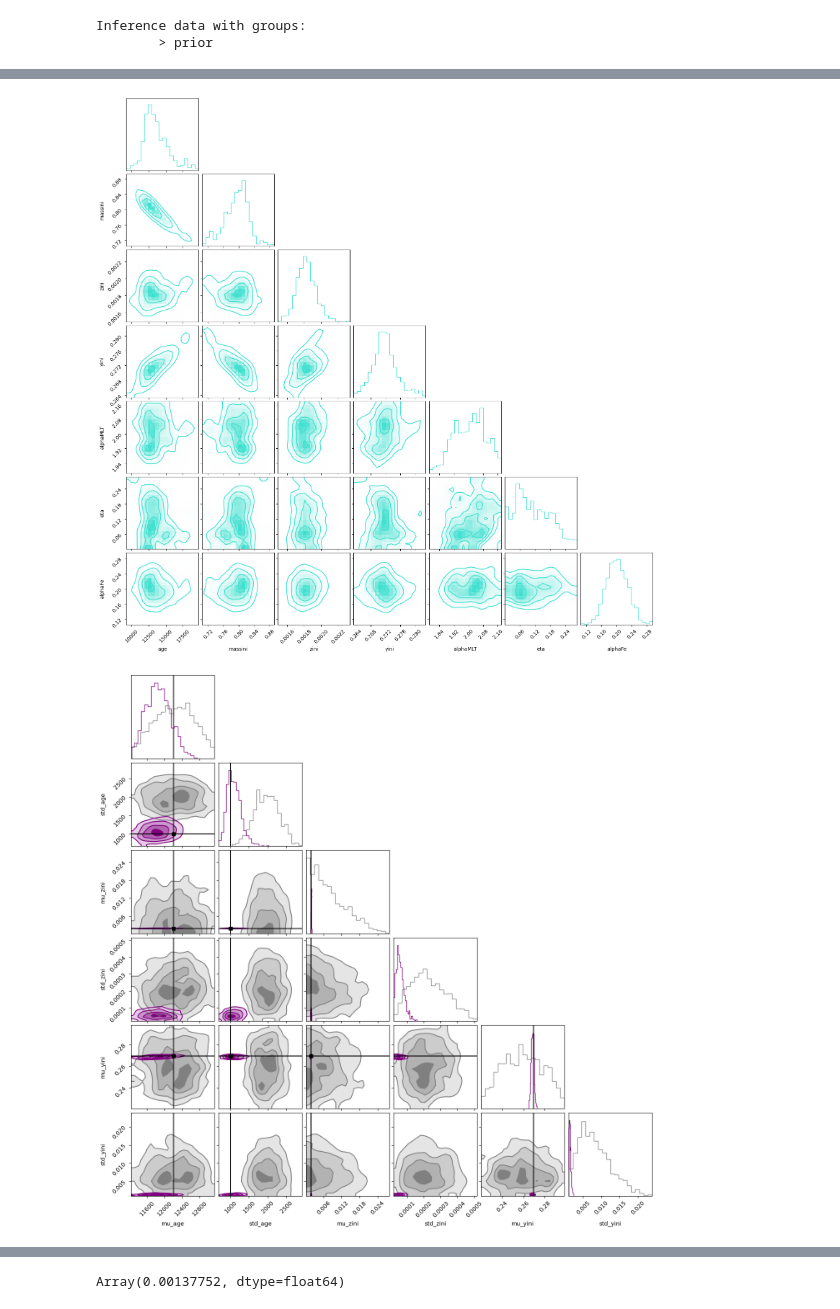
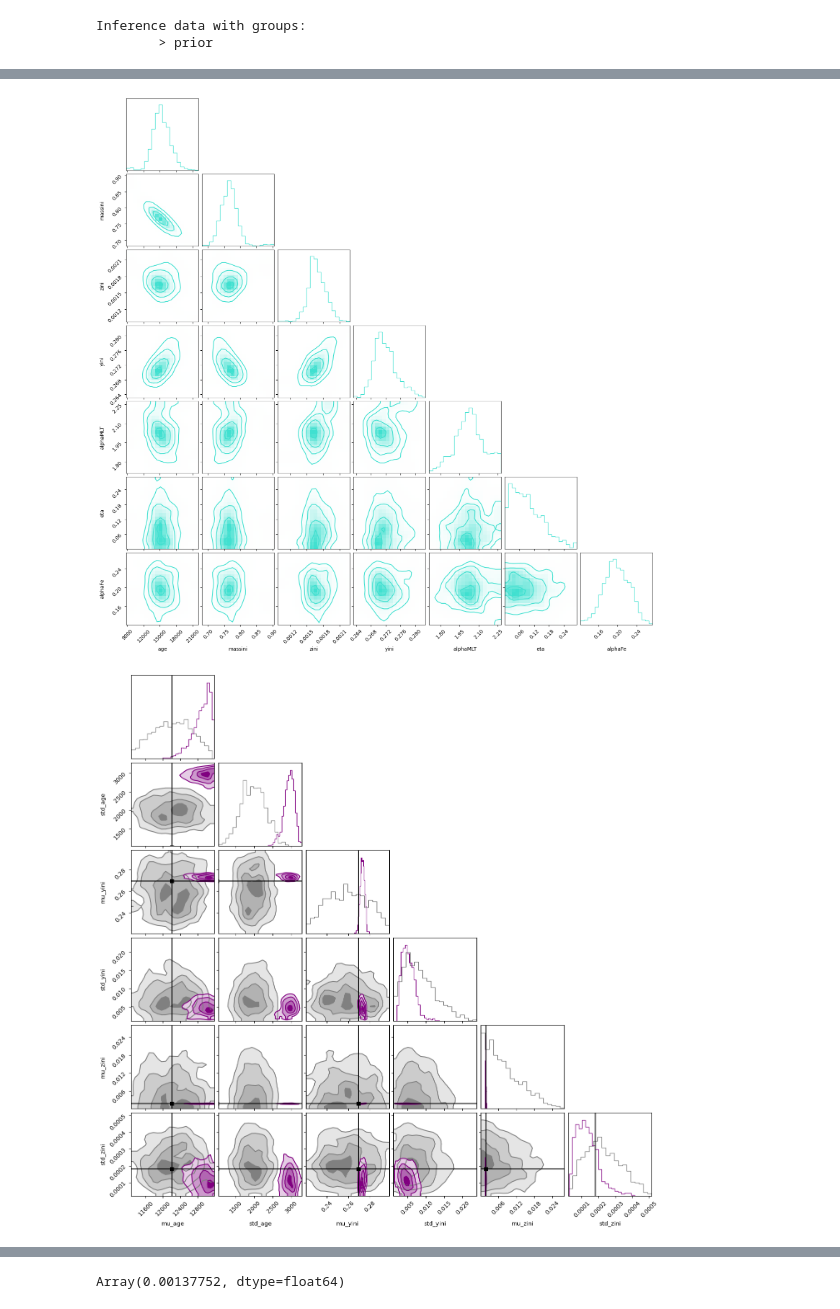
Before and after one commit to ehatt98/M4-hierarchical, a Jupyter notebook: notebooks/test-sampling-hierarchical-age-zini-yini.ipynb, the cells around one changed output, grey strips where cells are left out. Drawn from its saved outputs; the diff is of its cells as text; code cells hidden in the pictures.

Commit message:
new NN architecture - updates to modelling pipeline

```diff
--- a/notebooks/test-sampling-hierarchical-age-zini-yini.ipynb
+++ b/notebooks/test-sampling-hierarchical-age-zini-yini.ipynb
@@ -84,18 +145,4 @@ I0000 00:00:1741861376.718304 3917116 gpu_device.cc:2022] Created device /job:lo
 # %%
-df_full = pd.read_hdf('../grids/Chiara.hdf5', key='df')
-
-df_full['logLPhot'] = np.log10(df_full['LPhot'])
-
-inputs = model_outputs.inputs
-
-outputs = ['FeH', 'LPhot', 'Teff', 'numax', 'dnuSer']
-
-hierarchical_params = ['mu_age', 'std_age', 'mu_zini', 'std_zini', 'mu_yini', 'std_yini']
-
-df = df_full[inputs+outputs+['logLPhot']]
-
-normconsts['LPhot'] = (np.min(df_full['LPhot']), np.max(df_full['LPhot']))
-
 seed = 42
 
 #Then I pick a hare - I need to try with an emu instead, this was just quick to make sure the sampling runs at al
@@ -103,8 +150,9 @@ cluster_consts = np.load('./fake-data/fake-cluster-observations-from-one-hare-co
 
 obs = pd.read_csv('./fake-data/fake-cluster-observations-from-one-hare.csv',)
 
-df_small = df.sample(frac = 0.001, random_state = seed)
+obs = obs[0:10]
+
 
 num_stars = len(obs['FeH'])
-num_stars
+obs
 # %% [output]
@@ -147,7 +213,7 @@ def shared_2param(uncs, consts = cluster_consts, obs = model_outputs.obs_dict):
 
         alphaFe = numpyro.sample('alphaFe', dist.Normal(consts['alphaFe'][0], 0.03))
 
-        params = jnp.stack([massini, zini, yini, alphaMLT, age, eta, alphaFe], axis = -1)
+        params = jnp.stack([massini, zini, yini, alphaMLT, jnp.log10(age), eta, alphaFe], axis = -1)
 
         pred = model_outputs(params)
 
@@ -161,9 +227,9 @@ def shared_2param(uncs, consts = cluster_consts, obs = model_outputs.obs_dict):
 
     Teff = numpyro.sample("Teff", dist.Normal(pred[:, 2], uncs['Teff']), obs=obs['Teff'])
 
-    numax = numpyro.sample("numax", dist.Normal(pred[:, 3]*3090, uncs['numax']), obs=obs['numax'])
+    numax = numpyro.sample("numax", dist.Normal(10**(pred[:, 3]), uncs['numax']), obs=obs['numax'])
 
-    dnu = numpyro.sample("dnuSer", dist.Normal(pred[:, 4]*135, uncs['dnuSer']), obs=obs['dnuSer'])
+    dnu = numpyro.sample("dnuSer", dist.Normal(10**(pred[:, 4]), uncs['dnuSer']), obs=obs['dnuSer'])
 # %%
-phys_unc = {'Teff':150, 'numax': 0.1*fake_obs['numax'], 'dnuSer':0.1*fake_obs['dnuSer'], 'FeH':0.1, 'logLPhot':0.05}
+phys_unc = {'Teff':150, 'numax': 0.01*fake_obs['numax'], 'dnuSer':0.01*fake_obs['dnuSer'], 'FeH':0.1, 'logLPhot':0.05}
 #Large errors on numax and dnu reflective of std on residuals from the network
@@ -170,5 +246,5 @@ phys_unc = {'Teff':150, 'numax': 0.1*fake_obs['numax'], 'dnuSer':0.1*fake_obs['d
 # %%
-num_warmup, num_samples = 1000, 1000
+num_warmup, num_samples = 2000, 2000
 
 num_chains = 1
 
@@ -262,14 +346,14 @@ plt.hist(prior['mu_zini'])
 # %%
-fig = corner.corner(data, group="posterior", var_names = ['age', 'massini', 'zini', 'yini', 'alphaMLT', 'eta', 'alphaFe'], coords = {'star':20}, plot_datapoints = False, smooth = True, color = 'turquoise')
+fig = corner.corner(data, group="posterior", var_names = ['age', 'massini', 'zini', 'yini', 'alphaMLT', 'eta', 'alphaFe'], coords = {'star':0}, plot_datapoints = False, smooth = True, color = 'turquoise')
 #fig.savefig(f'./corner-hierarchical-age-zini-massfromage-zini-{prior_widths[1]}-yini-{prior_widths[2]}-alphaMLT-{prior_widths[3]}-age-{prior_widths[4]}-eta-{prior_widths[5]}-alphaFe-{prior_widths[6]}.png', bbox_inches = 'tight', dpi = 150)
 plt.show()
 # %% [output]
-[figure, old version]
+[figure, new version]
 # %%
-fig = corner.corner(data, group = 'prior', var_names = hierarchical_params, color = 'grey', smooth = True, weights = np.ones(num_prior_samples)/num_prior_samples, alpha = 0.02, fill_contours = True, plot_datapoints = False)
-corner.corner(data, group="posterior", var_names = hierarchical_params, color = 'purple', plot_datapoints = False, smooth = True, weights = np.ones(num_chains*num_samples)/(num_chains*num_samples), fill_contours = True, fig = fig, truths = [cluster_consts['age'][0], cluster_consts['age'][1], cluster_consts['zini'][0], cluster_consts['zini'][1], cluster_consts['yini'][0], cluster_consts['yini'][1]], truth_color = 'black')
-fig.savefig(f'corner-hierarchical-on-age-zini-yini-hparams-massfromage-zini-{prior_widths[1]}-yini-{prior_widths[2]}-alphaMLT-{prior_widths[3]}-age-{prior_widths[4]}-eta-{prior_widths[5]}-alphaFe-{prior_widths[6]}.png', bbox_inches = 'tight', dpi = 150, )
+fig = corner.corner(data, group = 'prior', var_names = ['mu_age', 'std_age', 'mu_yini', 'std_yini','mu_zini', 'std_zini'], color = 'grey', smooth = True, weights = np.ones(num_prior_samples)/num_prior_samples, alpha = 0.02, fill_contours = True, plot_datapoints = False)
+corner.corner(data, group="posterior", var_names = ['mu_age', 'std_age', 'mu_yini', 'std_yini','mu_zini', 'std_zini'], color = 'purple', plot_datapoints = False, smooth = True, weights = np.ones(num_chains*num_samples)/(num_chains*num_samples), fill_contours = True, fig = fig, truths = [cluster_consts['age'][0], cluster_consts['age'][1], cluster_consts['yini'][0], cluster_consts['yini'][1]*cluster_consts['yini'][0], cluster_consts['zini'][0], cluster_consts['zini'][1]*cluster_consts['zini'][0]], truth_color = 'black')
+#fig.savefig(f'corner-hierarchical-on-age-zini-yini-hparams-massfromage-zini-{prior_widths[1]}-yini-{prior_widths[2]}-alphaMLT-{prior_widths[3]}-age-{prior_widths[4]}-eta-{prior_widths[5]}-alphaFe-{prior_widths[6]}.png', bbox_inches = 'tight', dpi = 150, )
 plt.show()
 # %% [output]
-[figure, old version]
+[figure, new version]
 # %%
```
Also changed, not shown: parts of 14 cells of this notebook, 5 other files.
